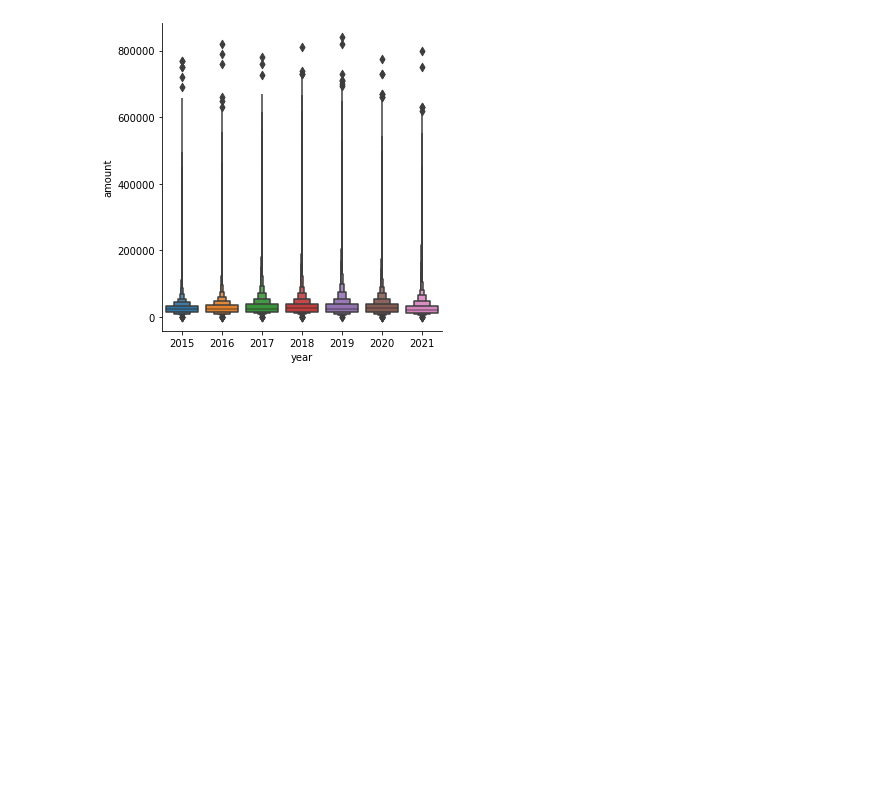
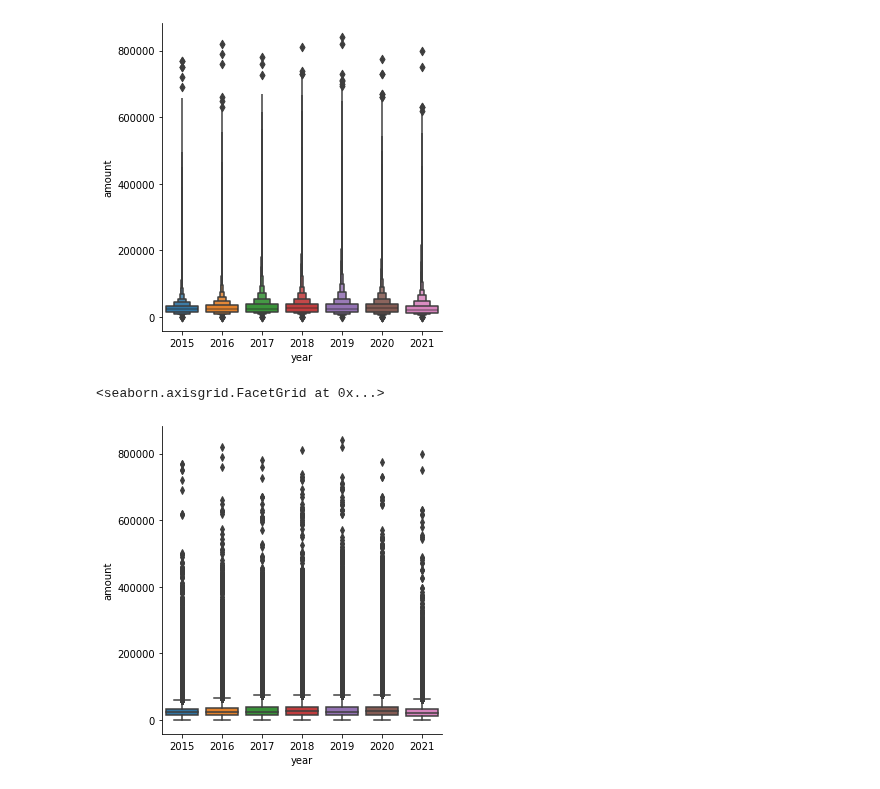
Before and after one commit to hihiroo/BigData, a Jupyter notebook: pbl3/seaborn_apartDeal.ipynb, the cells around one changed output. Drawn from its saved outputs; the diff is of its cells as text; code cells hidden in the pictures; blank space fills up the shorter version.

```diff
--- a/pbl3/seaborn_apartDeal.ipynb
+++ b/pbl3/seaborn_apartDeal.ipynb
@@ -114,3 +114,9 @@ cat = sns.catplot(x="year", y="amount", jitter=False, data=catdata)
 diamonds = sns.catplot(x="year", y="amount", kind="boxen", data=catdata)
 # %% [output]
 [figure]
+# %%
+# 평균과 분포를 함께 보기 위한 박스형 분포 그래프
+sns.catplot(x="year", y="amount",kind="box", dodge=False, data=catdata)
+# %% [output]
+<seaborn.axisgrid.FacetGrid at 0x...>
+[figure, added]
```
